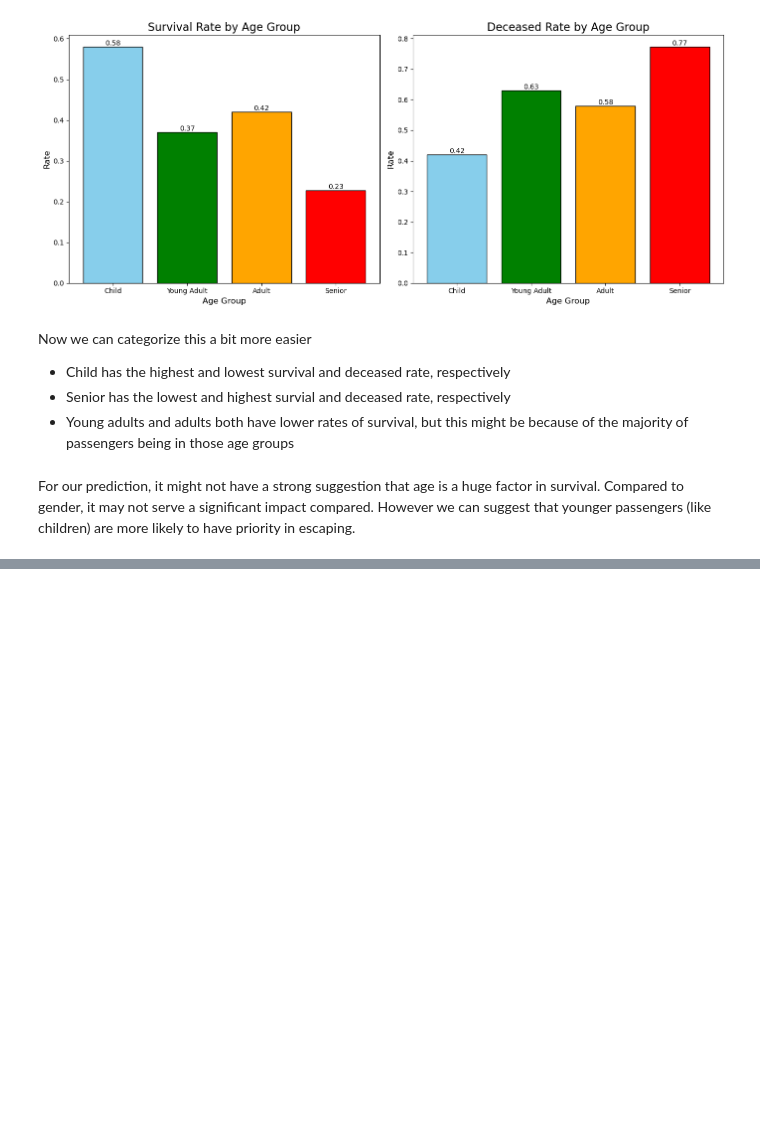
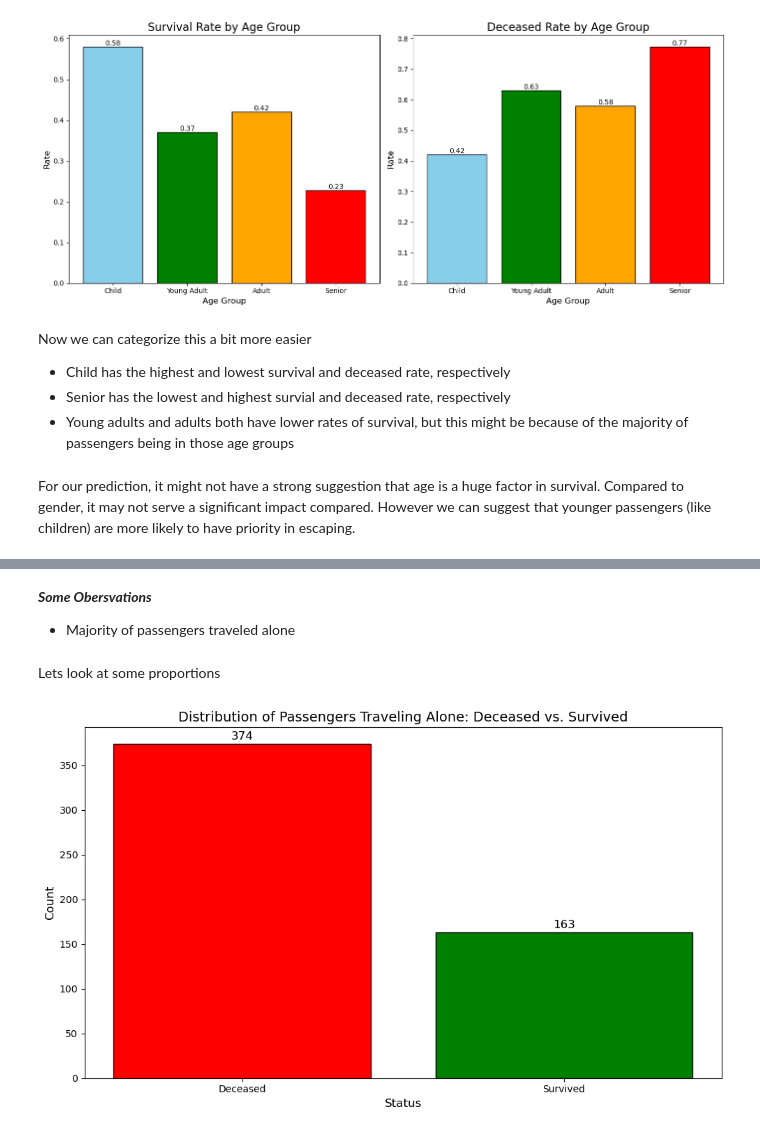
Before and after one commit to davidjoves/Predicting-Survival-from-the-Titanic, a Jupyter notebook: work.ipynb, the cells around one changed output, grey strips where cells are left out. Cells and saved outputs as stored; diff of their text form; code cells hidden in the pictures; blank space fills up the shorter version.

```diff
--- a/work.ipynb
+++ b/work.ipynb
@@ -475,0 +531,26 @@ For our prediction, it might not have a strong suggestion that age is a huge fac
+# %% [markdown]
+___Some Obersvations___
+- Majority of passengers traveled alone
+# %% [markdown]
+Lets look at some proportions
+# %%
+def count_traveling_alone_survival(dataset: pd.DataFrame):
+    alone_counts = dataset['Survived'][dataset['SibSp'] + dataset['Parch'] == 0].value_counts()
+
+    labels = ['Deceased', 'Survived']
+
+    plt.figure(figsize=(10, 6))
+    plt.bar(labels, alone_counts, color=['red', 'green'], edgecolor='black')
+
+    for i, count in enumerate(alone_counts):
+        plt.text(i, count + 5, f'{count}', ha='center', fontsize=12)
+    plt.title('Distribution of Passengers Traveling Alone: Deceased vs. Survived', fontsize=14)
+    plt.xlabel('Status', fontsize=12)
+    plt.ylabel('Count', fontsize=12)
+
+    plt.tight_layout()
+    plt.show()
+
+count_traveling_alone_survival(train)
+# %% [output]
+[figure, added]
```
Also changed, not shown: parts of 13 cells of this notebook.
